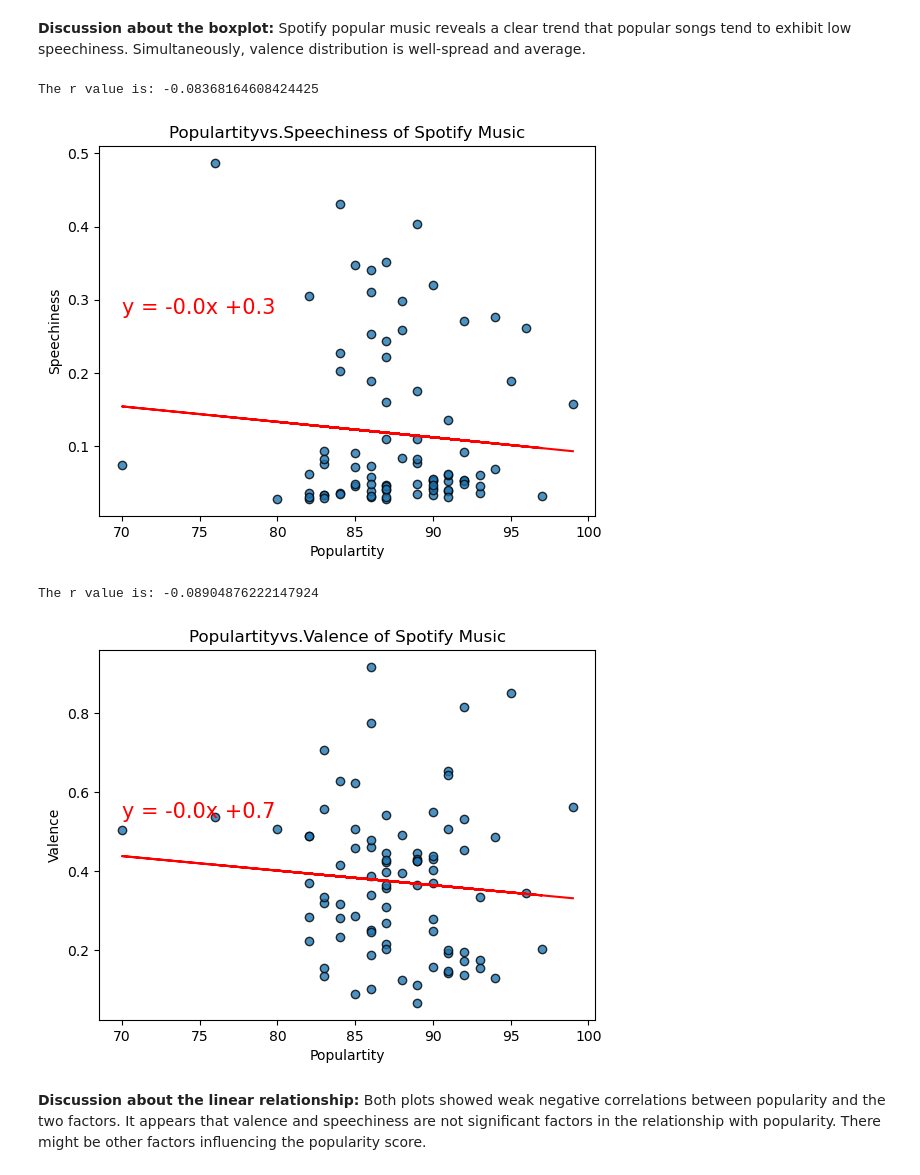
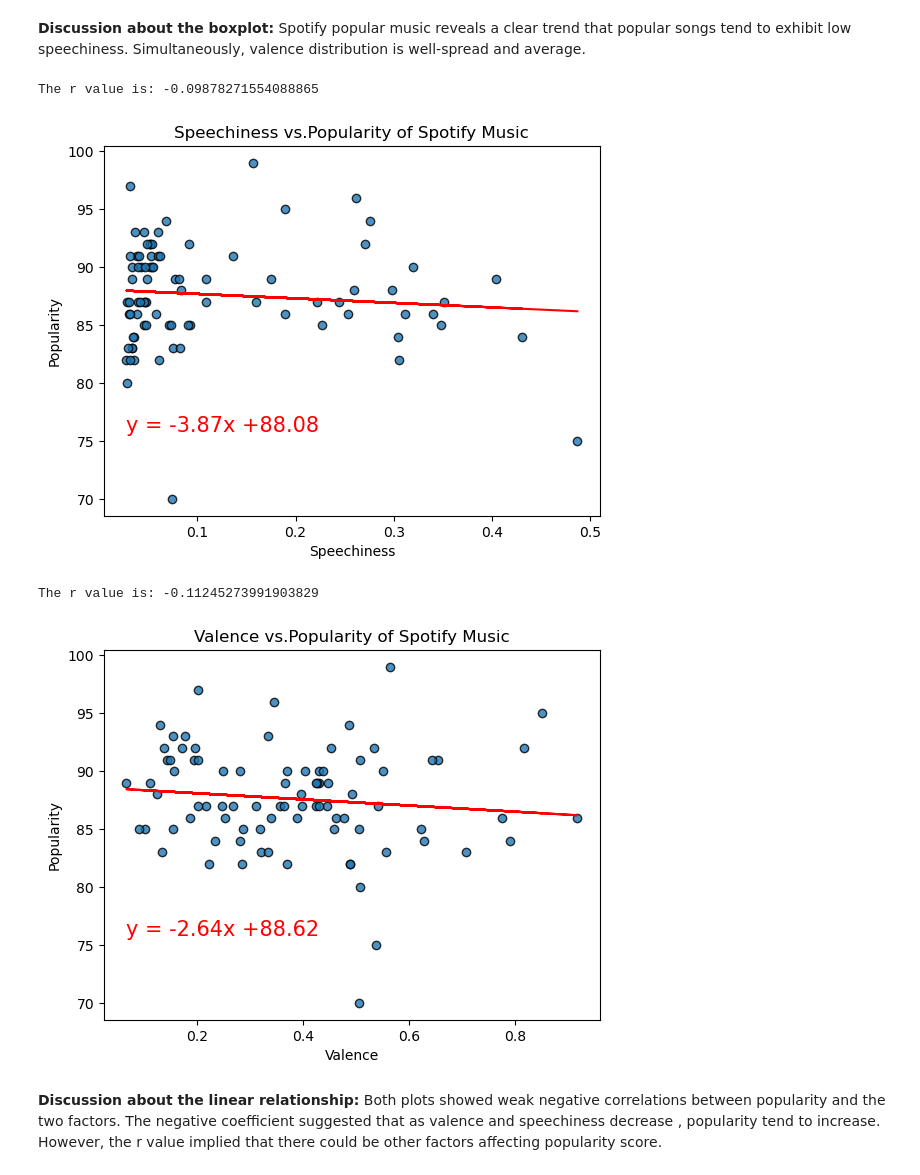
Before and after one commit to Xyr3n/Team_2, a Jupyter notebook: KylieL/spotify_k.ipynb, the cells around one changed output. Cells and saved outputs as stored; diff of their text form; code cells hidden in the pictures.

```diff
--- a/KylieL/spotify_k.ipynb
+++ b/KylieL/spotify_k.ipynb
@@ -1161,7 +1161,7 @@ def plot_linear_regression(x_values, y_values, xlabel, ylabel):
     #annotation position
     y_range = max(y_values) - min(y_values)
     x_position = min(x_values)
-    y_position = min(y_values) + 0.55 * y_range
+    y_position = min(y_values) + 0.2 * y_range
     # Label plot and annotate the line equation
     plt.scatter(x_values, y_values, edgecolors='black',marker='o', alpha=0.8)
     plt.plot(x_values, regress_values, 'r-')
@@ -1169,7 +1169,7 @@ def plot_linear_regression(x_values, y_values, xlabel, ylabel):
      #labeling
     plt.xlabel(xlabel)
     plt.ylabel(ylabel)
-    plt.title(f'{xlabel}vs.{ylabel} of Spotify Music')
+    plt.title(f'{xlabel} vs.{ylabel} of Spotify Music')
     plt.savefig(f"output_data/Fig_Reg_{ylabel}.png")
     plt.show()
 # %%
@@ -1195,14 +1195,14 @@ BoxPlot(audio_feature, title, ylabel,valence_df)
 # %% [markdown]
 **Discussion about the boxplot:** Spotify popular music reveals a clear trend that popular songs tend to exhibit low speechiness. Simultaneously, valence distribution is well-spread and average.
 # %%
-plot_linear_regression(merged_df["popularity"], merged_df["speechiness"], 'Populartity', 'Speechiness')
+plot_linear_regression(merged_df["speechiness"],merged_df["popularity"], 'Speechiness','Popularity')
 # %% [output]
-The r value is: -0.08368164608424425
+The r value is: -0.09878271554088865
-[figure, old version]
+[figure, new version]
 # %%
-plot_linear_regression(merged_df["popularity"], merged_df["valence"],'Populartity', 'Valence')
+plot_linear_regression(merged_df["valence"],merged_df["popularity"], 'Valence', 'Popularity')
 # %% [output]
-The r value is: -0.08904876222147924
+The r value is: -0.11245273991903829
-[figure, old version]
+[figure, new version]
 # %% [markdown]
-**Discussion about the linear relationship:** Both plots showed weak negative correlations between popularity and the two factors. It appears that valence and speechiness are not significant factors in the relationship with popularity. There might be other factors influencing the popularity score.
+**Discussion about the linear relationship:** Both plots showed weak negative correlations between popularity and the two factors. The negative coefficient suggested that as valence and speechiness decrease , popularity tend to increase. However, the r value implied that there could be other factors affecting popularity score.
```
Also changed, not shown: parts of 2 cells of this notebook, 8 other files.
